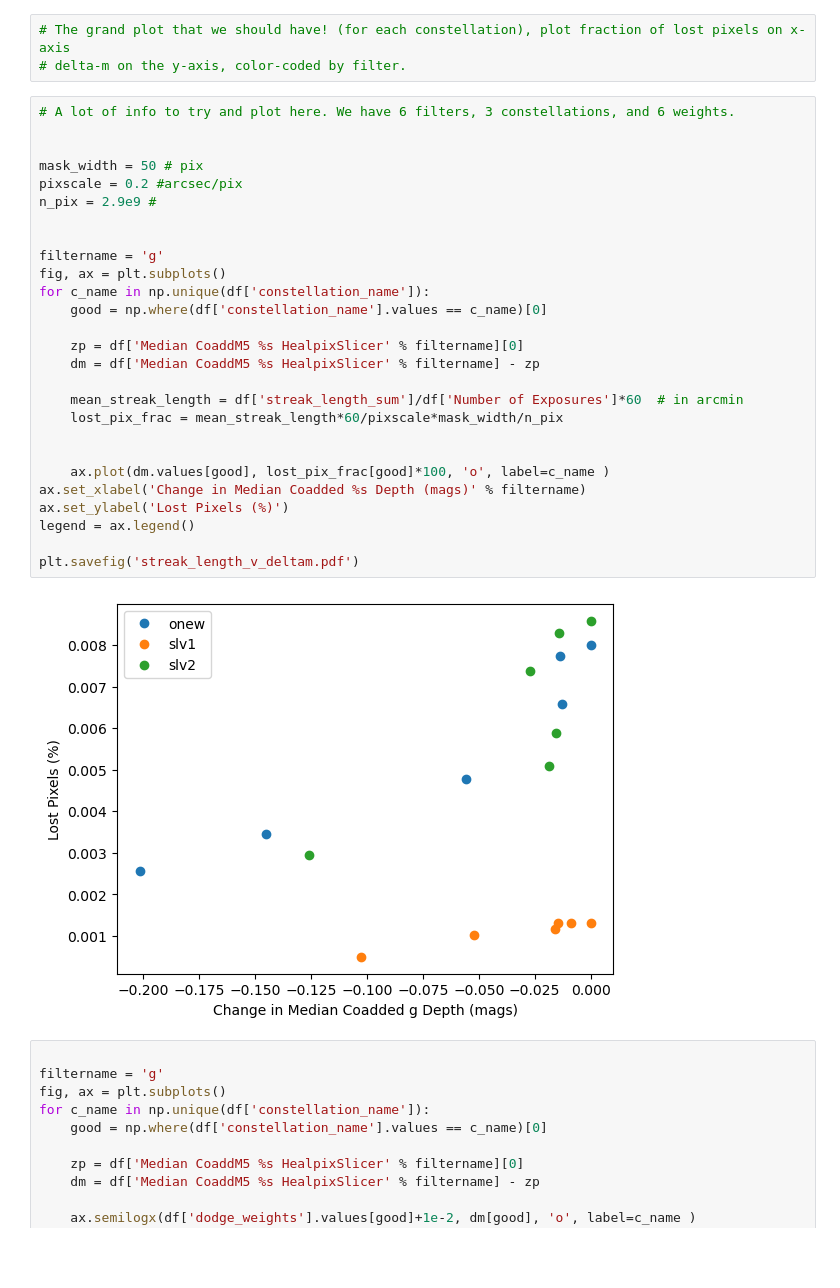
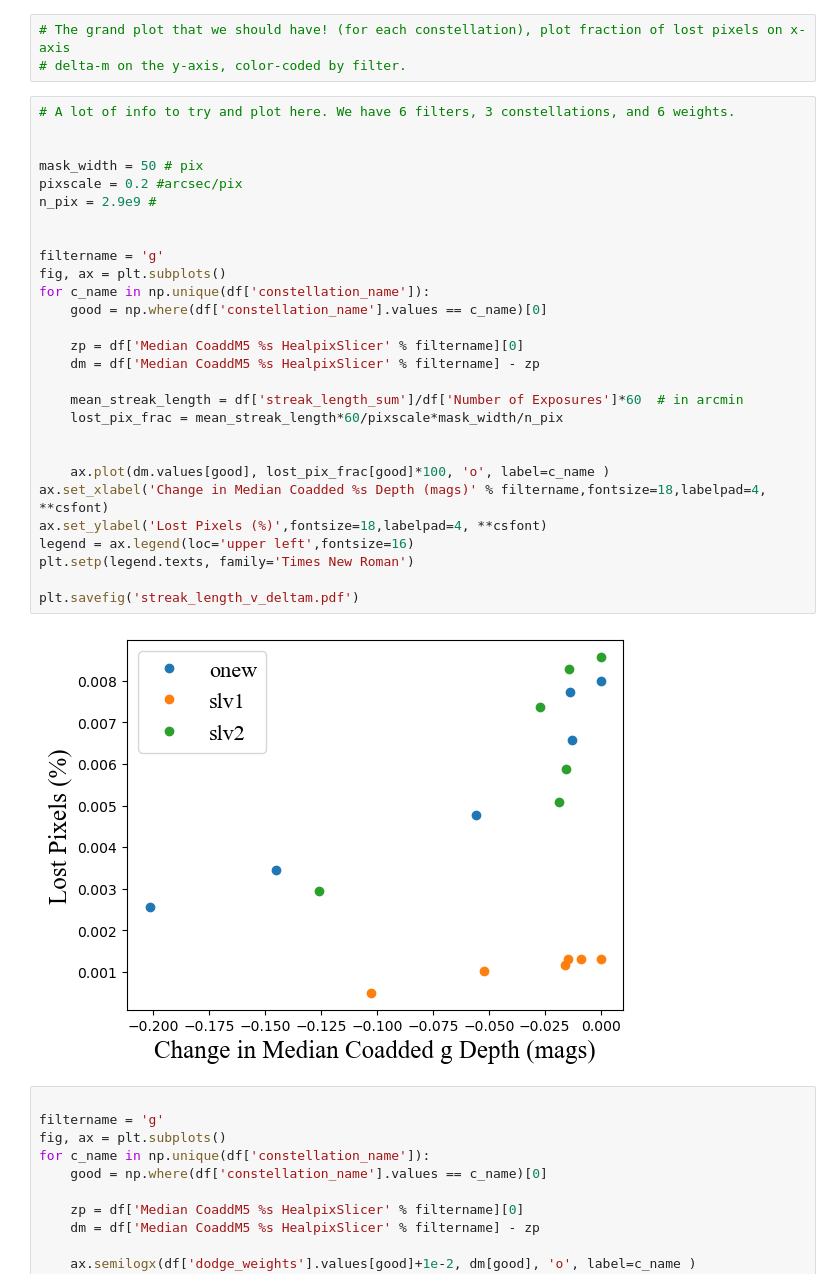
Before and after one commit to lsst-sims/satellite-dodging-ApJL, a Jupyter notebook: plots/compare_sim_runs.ipynb, the cells around one changed output. Saved outputs shown, nothing was run; the diff lists cells and outputs as text; blank space fills up the shorter version.

Commit message:
fixed figure 5

```diff
--- a/plots/compare_sim_runs.ipynb
+++ b/plots/compare_sim_runs.ipynb
@@ -199,32 +199,33 @@ Text(0, 0.5, '$\\Delta m$ (mags)')
 # %%
 # A lot of info to try and plot here. We have 6 filters, 3 constellations, and 6 weights.
 
 
 mask_width = 50 # pix
 pixscale = 0.2 #arcsec/pix
 n_pix = 2.9e9 #
 
 
 filtername = 'g'
 fig, ax = plt.subplots()
 for c_name in np.unique(df['constellation_name']):
     good = np.where(df['constellation_name'].values == c_name)[0]
 
     zp = df['Median CoaddM5 %s HealpixSlicer' % filtername][0]
     dm = df['Median CoaddM5 %s HealpixSlicer' % filtername] - zp
 
     mean_streak_length = df['streak_length_sum']/df['Number of Exposures']*60  # in arcmin
     lost_pix_frac = mean_streak_length*60/pixscale*mask_width/n_pix
 
 
     ax.plot(dm.values[good], lost_pix_frac[good]*100, 'o', label=c_name )
-ax.set_xlabel('Change in Median Coadded %s Depth (mags)' % filtername)
-ax.set_ylabel('Lost Pixels (%)')
-legend = ax.legend()
+ax.set_xlabel('Change in Median Coadded %s Depth (mags)' % filtername,fontsize=18,labelpad=4, **csfont)
+ax.set_ylabel('Lost Pixels (%)',fontsize=18,labelpad=4, **csfont)
+legend = ax.legend(loc='upper left',fontsize=16)
+plt.setp(legend.texts, family='Times New Roman')
 
 plt.savefig('streak_length_v_deltam.pdf')
 # %% [output]
-[figure, old version]
+[figure, new version]
 # %%
 
 filtername = 'g'
```
Also changed, not shown: parts of 1 cell of this notebook, 1 other file.
